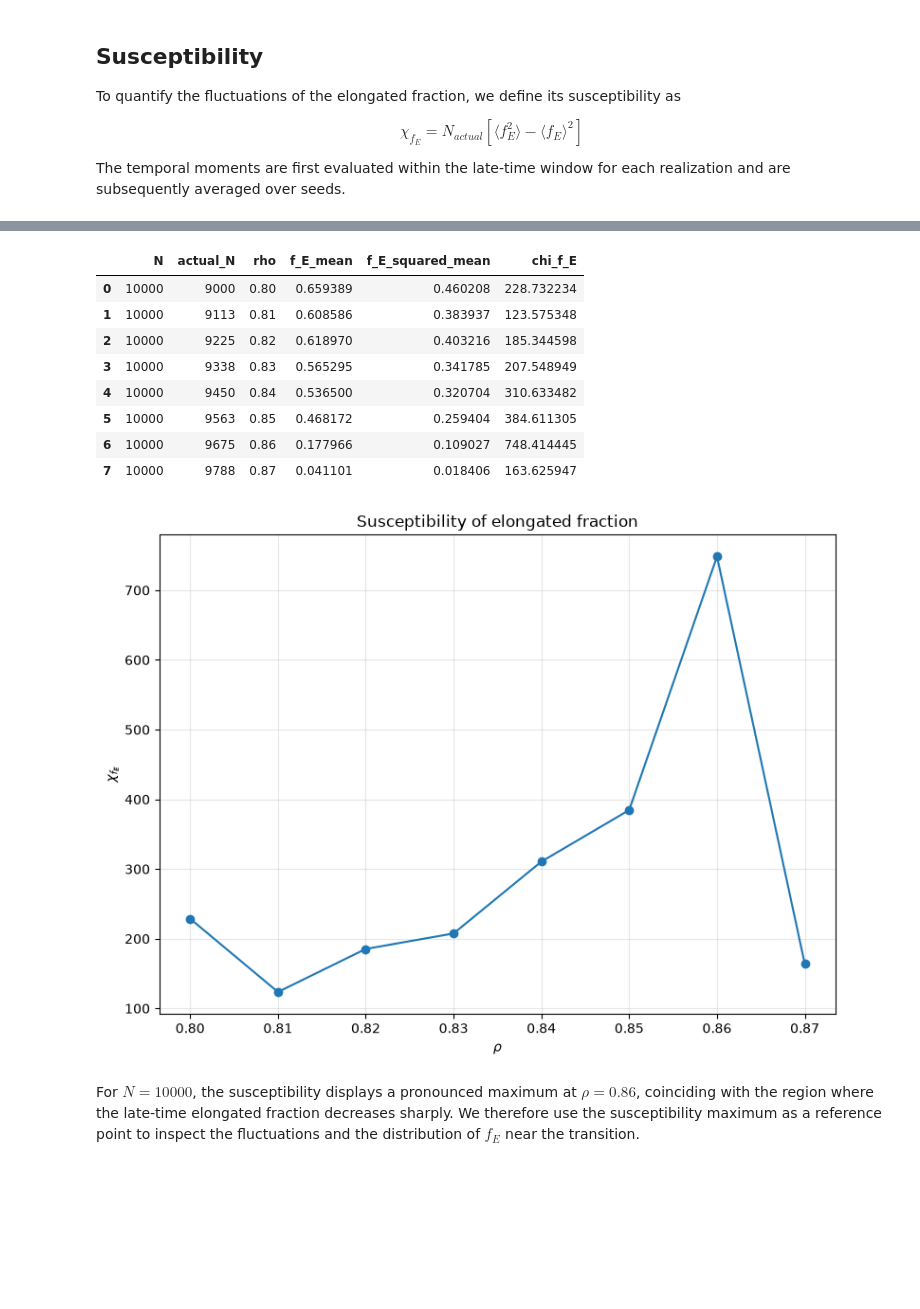
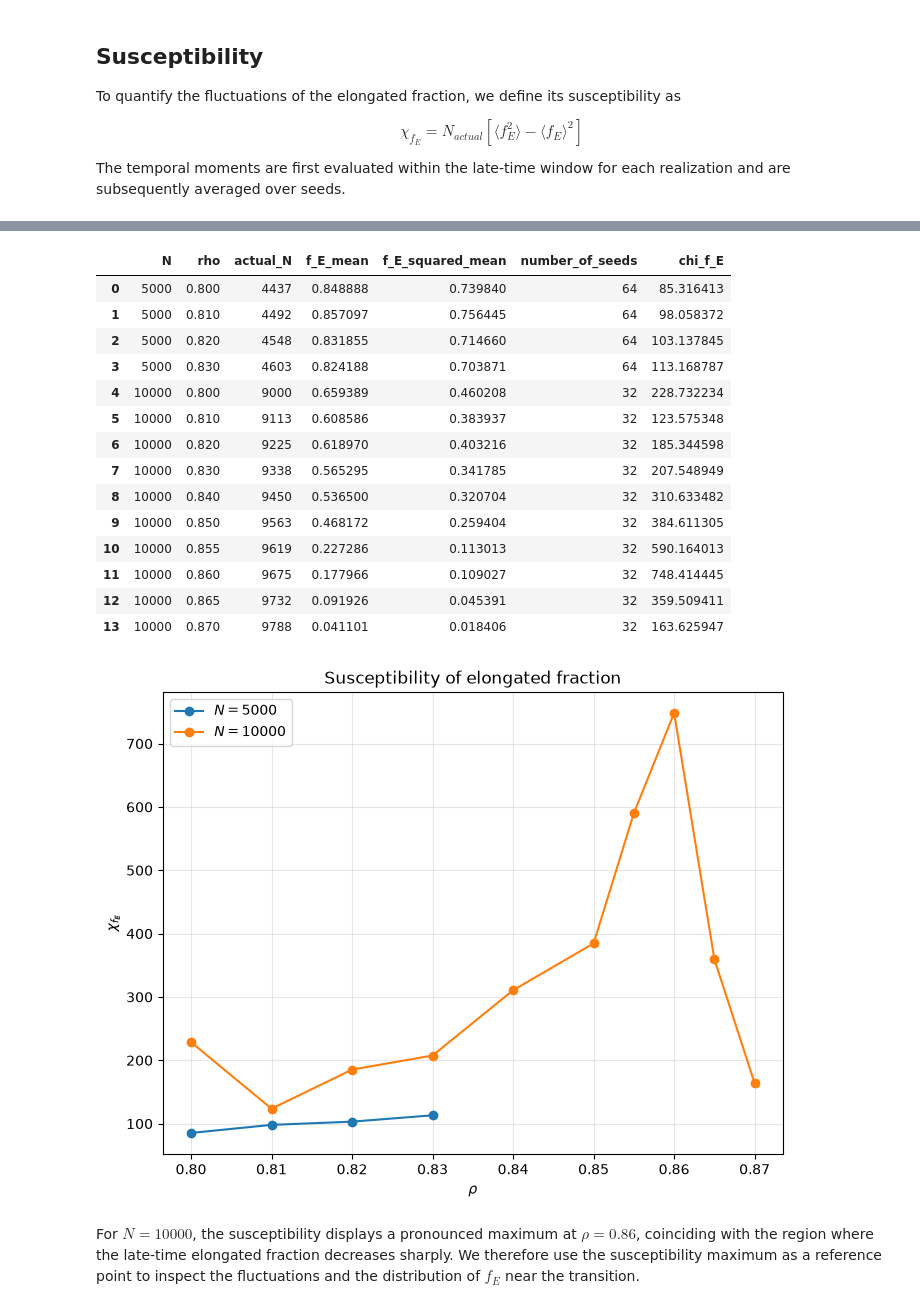
Before and after one commit to gonzaloangaut/oncostreams_analysis_triangular, a Jupyter notebook: order_parameters_analysis.ipynb, the cells around one changed output, grey strips where cells are left out. Saved outputs shown, nothing was run; the diff lists cells and outputs as text; code cells hidden in the pictures; blank space fills up the shorter version.

```diff
--- a/order_parameters_analysis.ipynb
+++ b/order_parameters_analysis.ipynb
@@ -428,15 +447,17 @@ To obtain a more stable estimate of the order parameters and compare their depen
 
 At this stage, the final $10\%$ is used as a late-time averaging window rather than assuming that all realizations have reached a fully stationary state. Longer simulations will be used to assess convergence.
 # %%
-# Fraction of the simulation used as steady state
+# Fraction of each realization used as late-time window
 steady_fraction = 0.10
 
-max_step = op["step"].max()
-steady_start = max_step * (1 - steady_fraction)
+# Maximum simulated step for each realization
+max_step_per_seed = (
+    op
+    .groupby(["N", "rho", "seed"])["step"]
+    .transform("max")
+)
 
+# Keep the final 10% of each realization independently
 op_steady = op[
-    op["step"] >= steady_start
+    op["step"] >= max_step_per_seed * (1 - steady_fraction)
 ].copy()
-
-print("Steady-state interval:")
-print(op_steady["step"].min(), "-", op_steady["step"].max())
@@ -580,8 +647,9 @@ op_steady["f_E_squared"] = op_steady["f_E"]**2
 # First average over time for each seed
 f_E_moments_seed = (
     op_steady
-    .groupby(["N", "actual_N", "rho", "seed"])
+    .groupby(["N", "rho", "seed"])
     .agg(
+        actual_N=("actual_N", "first"),
         f_E_mean=("f_E", "mean"),
         f_E_squared_mean=("f_E_squared", "mean"),
     )
@@ -599,11 +693,13 @@ f_E_moments_seed.head()
 # %%
-# Then average the moments over seeds
+# Then average over seeds
 f_E_moments = (
     f_E_moments_seed
-    .groupby(["N", "actual_N", "rho"])
+    .groupby(["N", "rho"])
     .agg(
+        actual_N=("actual_N", "first"),
         f_E_mean=("f_E_mean", "mean"),
         f_E_squared_mean=("f_E_squared_mean", "mean"),
+        number_of_seeds=("seed", "nunique"),
     )
     .reset_index()
 )
@@ -619,52 +715,62 @@ f_E_moments["chi_f_E"] = (
 
 f_E_moments
 # %% [output]
-|  | N | actual_N | rho | f_E_mean | f_E_squared_mean | chi_f_E |
-| 0 | 10000 | 9000 | 0.80 | 0.659389 | 0.460208 | 228.732234 |
-| 1 | 10000 | 9113 | 0.81 | 0.608586 | 0.383937 | 123.575348 |
-| 2 | 10000 | 9225 | 0.82 | 0.618970 | 0.403216 | 185.344598 |
-| 3 | 10000 | 9338 | 0.83 | 0.565295 | 0.341785 | 207.548949 |
-| 4 | 10000 | 9450 | 0.84 | 0.536500 | 0.320704 | 310.633482 |
-| 5 | 10000 | 9563 | 0.85 | 0.468172 | 0.259404 | 384.611305 |
-| 6 | 10000 | 9675 | 0.86 | 0.177966 | 0.109027 | 748.414445 |
-| 7 | 10000 | 9788 | 0.87 | 0.041101 | 0.018406 | 163.625947 |
+|  | N | rho | actual_N | f_E_mean | f_E_squared_mean | number_of_seeds | chi_f_E |
+| 0 | 5000 | 0.800 | 4437 | 0.848888 | 0.739840 | 64 | 85.316413 |
+| 1 | 5000 | 0.810 | 4492 | 0.857097 | 0.756445 | 64 | 98.058372 |
+| 2 | 5000 | 0.820 | 4548 | 0.831855 | 0.714660 | 64 | 103.137845 |
+| 3 | 5000 | 0.830 | 4603 | 0.824188 | 0.703871 | 64 | 113.168787 |
+| 4 | 10000 | 0.800 | 9000 | 0.659389 | 0.460208 | 32 | 228.732234 |
+| 5 | 10000 | 0.810 | 9113 | 0.608586 | 0.383937 | 32 | 123.575348 |
+| 6 | 10000 | 0.820 | 9225 | 0.618970 | 0.403216 | 32 | 185.344598 |
+| 7 | 10000 | 0.830 | 9338 | 0.565295 | 0.341785 | 32 | 207.548949 |
+| 8 | 10000 | 0.840 | 9450 | 0.536500 | 0.320704 | 32 | 310.633482 |
+| 9 | 10000 | 0.850 | 9563 | 0.468172 | 0.259404 | 32 | 384.611305 |
+| 10 | 10000 | 0.855 | 9619 | 0.227286 | 0.113013 | 32 | 590.164013 |
+| 11 | 10000 | 0.860 | 9675 | 0.177966 | 0.109027 | 32 | 748.414445 |
+| 12 | 10000 | 0.865 | 9732 | 0.091926 | 0.045391 | 32 | 359.509411 |
+| 13 | 10000 | 0.870 | 9788 | 0.041101 | 0.018406 | 32 | 163.625947 |
 # %%
 # Plot the susceptibility of the elongated fraction as a function of density
 plt.figure(figsize=(8, 6))
 
-plt.plot(
-    f_E_moments["rho"],
-    f_E_moments["chi_f_E"],
-    marker="o"
-)
+for N, df_N in f_E_moments.groupby("N"):
+
+    df_N = df_N.sort_values("rho")
+
+    plt.plot(
+        df_N["rho"],
+        df_N["chi_f_E"],
+        marker="o",
+        label=fr"$N={N}$",
+    )
 
 plt.xlabel(r"$\rho$")
 plt.ylabel(r"$\chi_{f_E}$")
 
+plt.legend()
 plt.grid(alpha=0.3)
 
 graph_title = "Susceptibility of elongated fraction"
 
 plt.title(graph_title)
 
 rout_title = graph_title.lower().replace(" ", "_")
 
 folder_name = "figures/order_parameters"
 
 if not os.path.exists(folder_name):
     os.makedirs(folder_name)
 
-plt.tight_layout()
-
 plt.savefig(
     f"{folder_name}/{rout_title}.png",
     dpi=300,
-    bbox_inches="tight"
+    bbox_inches="tight",
 )
 
 plt.show()
 # %% [output]
-[figure, old version]
+[figure, new version]
 # %% [markdown]
 For $N=10000$, the susceptibility displays a pronounced maximum at $\rho=0.86$, coinciding with the region where the late-time elongated fraction decreases sharply. We therefore use the susceptibility maximum as a reference point to inspect the fluctuations and the distribution of $f_E$ near the transition.
 # %% [markdown]
```
Also changed, not shown: parts of 17 cells of this notebook, 8 other files.
